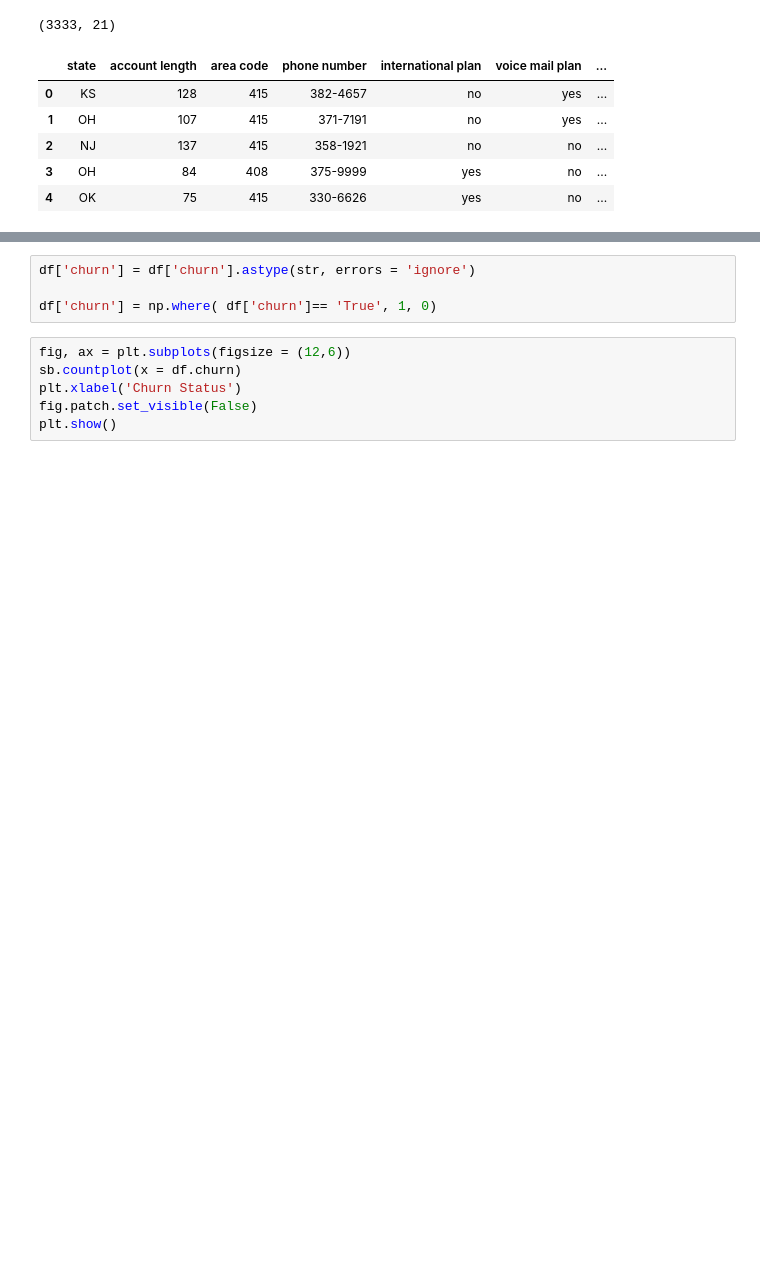
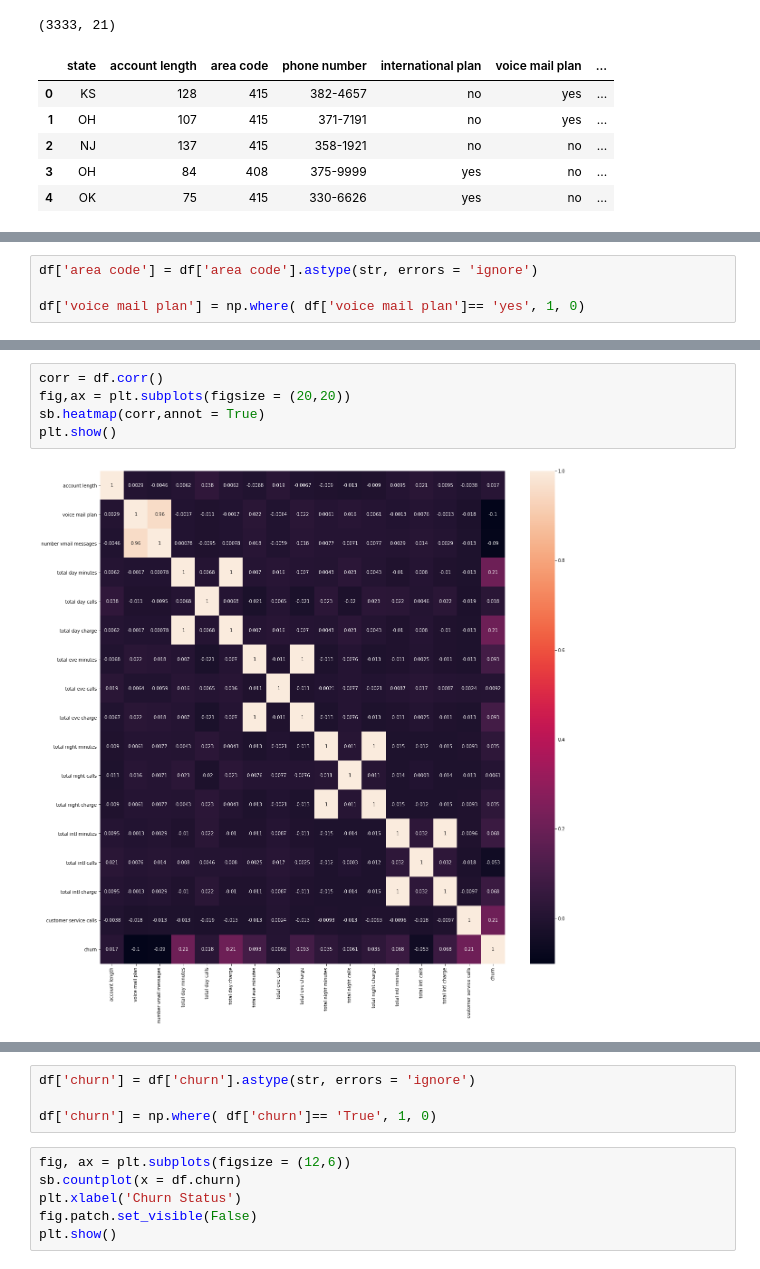
Before and after one commit to ptorres001/customer_churn, a Jupyter notebook: 01_EDA_Cleaning.ipynb, the cells around one changed output, grey strips where cells are left out. Cells and saved outputs as stored; diff of their text form; blank space fills up the shorter version.

```diff
--- a/01_EDA_Cleaning.ipynb
+++ b/01_EDA_Cleaning.ipynb
@@ -30,0 +41,4 @@ array(['state', 'account length', 'area code', 'phone number',
+# %%
+df['area code'] = df['area code'].astype(str, errors = 'ignore')
+
+df['voice mail plan'] = np.where( df['voice mail plan']== 'yes', 1, 0)
@@ -30,0 +80,7 @@ array(['state', 'account length', 'area code', 'phone number',
+# %%
+corr = df.corr()
+fig,ax = plt.subplots(figsize = (20,20))
+sb.heatmap(corr,annot = True)
+plt.show()
+# %% [output]
+[figure, added]
```
Also changed, not shown: parts of 13 cells of this notebook.
